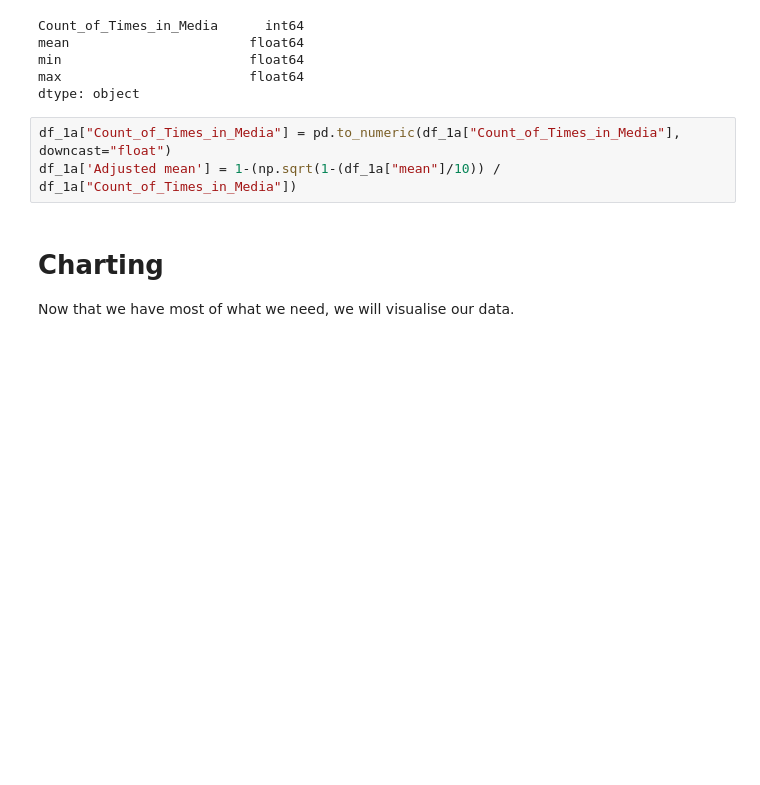
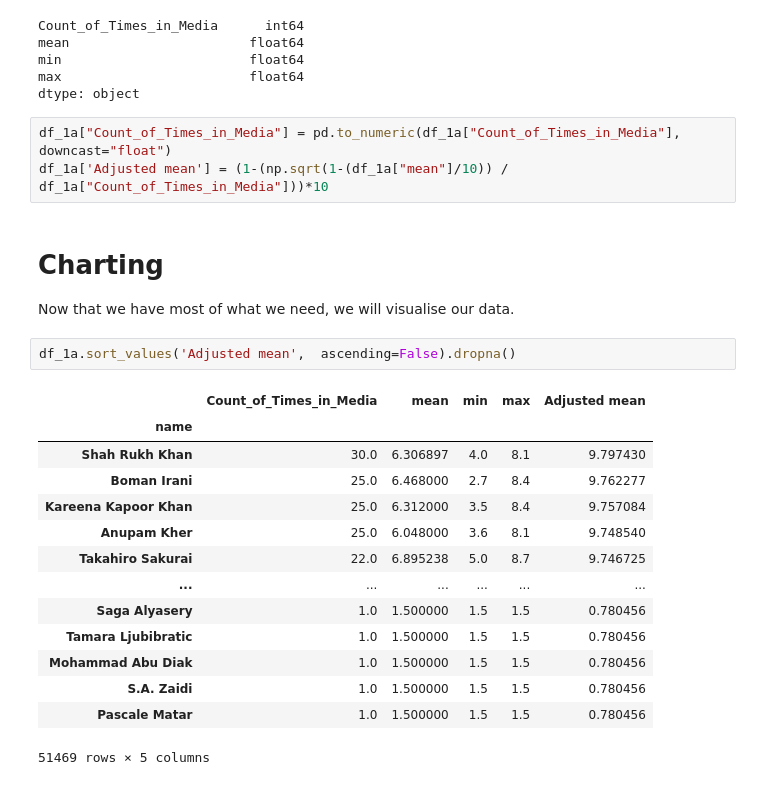
Before and after one commit to lukeonyw/netflix-analysis, a Jupyter notebook: netflix-analysis/Netflix Analysis.ipynb, the cells around one changed output. Saved outputs shown, nothing was run; the diff lists cells and outputs as text; blank space fills up the shorter version.

```diff
--- a/netflix-analysis/Netflix Analysis.ipynb
+++ b/netflix-analysis/Netflix Analysis.ipynb
@@ -231,8 +230,25 @@ max                        float64
 dtype: object
 # %%
 df_1a["Count_of_Times_in_Media"] = pd.to_numeric(df_1a["Count_of_Times_in_Media"], downcast="float")
-df_1a['Adjusted mean'] = 1-(np.sqrt(1-(df_1a["mean"]/10)) / df_1a["Count_of_Times_in_Media"])
+df_1a['Adjusted mean'] = (1-(np.sqrt(1-(df_1a["mean"]/10)) / df_1a["Count_of_Times_in_Media"]))*10
 # %% [markdown]
 # Charting
 
 Now that we have most of what we need, we will visualise our data.
+# %%
+df_1a.sort_values('Adjusted mean',  ascending=False).dropna()
+# %% [output]
+|  | Count_of_Times_in_Media | mean | min | max | Adjusted mean |
+| name |  |  |  |  |  |
+| Shah Rukh Khan | 30.0 | 6.306897 | 4.0 | 8.1 | 9.797430 |
+| Boman Irani | 25.0 | 6.468000 | 2.7 | 8.4 | 9.762277 |
+| Kareena Kapoor Khan | 25.0 | 6.312000 | 3.5 | 8.4 | 9.757084 |
+| Anupam Kher | 25.0 | 6.048000 | 3.6 | 8.1 | 9.748540 |
+| Takahiro Sakurai | 22.0 | 6.895238 | 5.0 | 8.7 | 9.746725 |
+| ... | ... | ... | ... | ... | ... |
+| Saga Alyasery | 1.0 | 1.500000 | 1.5 | 1.5 | 0.780456 |
+| Tamara Ljubibratic | 1.0 | 1.500000 | 1.5 | 1.5 | 0.780456 |
+| Mohammad Abu Diak | 1.0 | 1.500000 | 1.5 | 1.5 | 0.780456 |
+| S.A. Zaidi | 1.0 | 1.500000 | 1.5 | 1.5 | 0.780456 |
+| Pascale Matar | 1.0 | 1.500000 | 1.5 | 1.5 | 0.780456 |
+51469 rows × 5 columns
```
Also changed, not shown: parts of 4 cells of this notebook.
